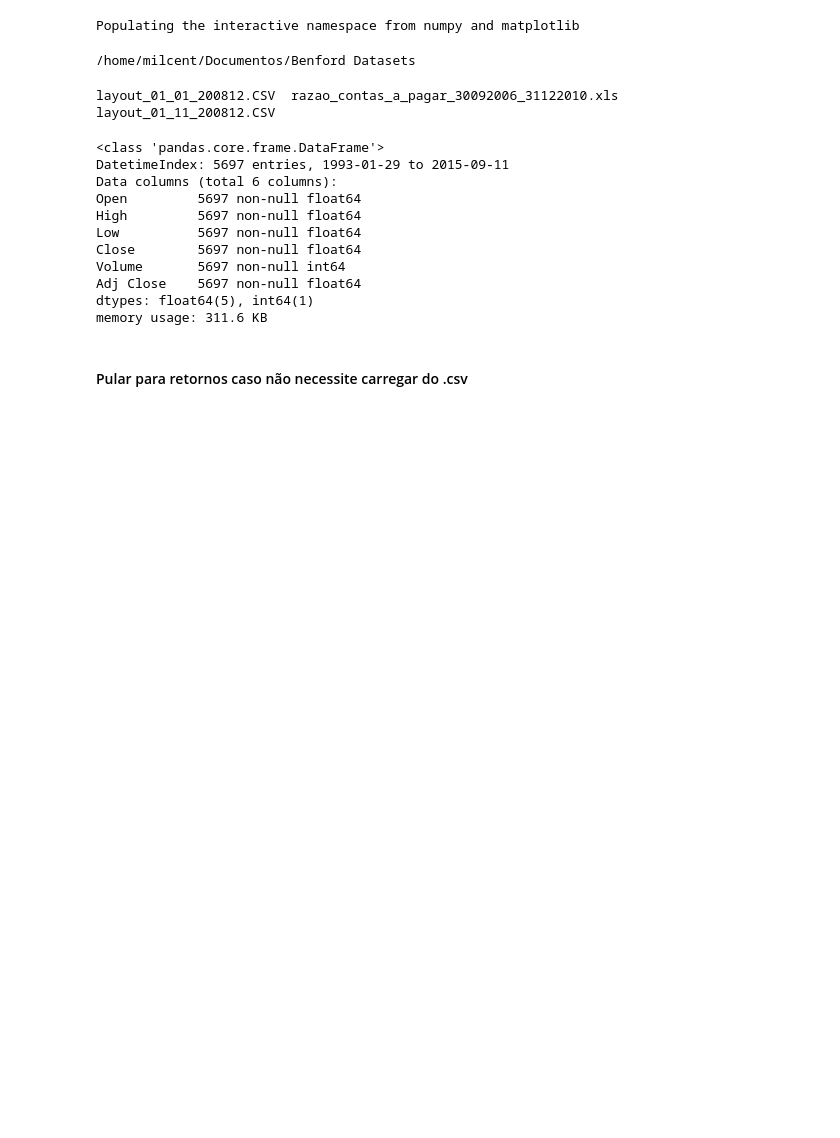
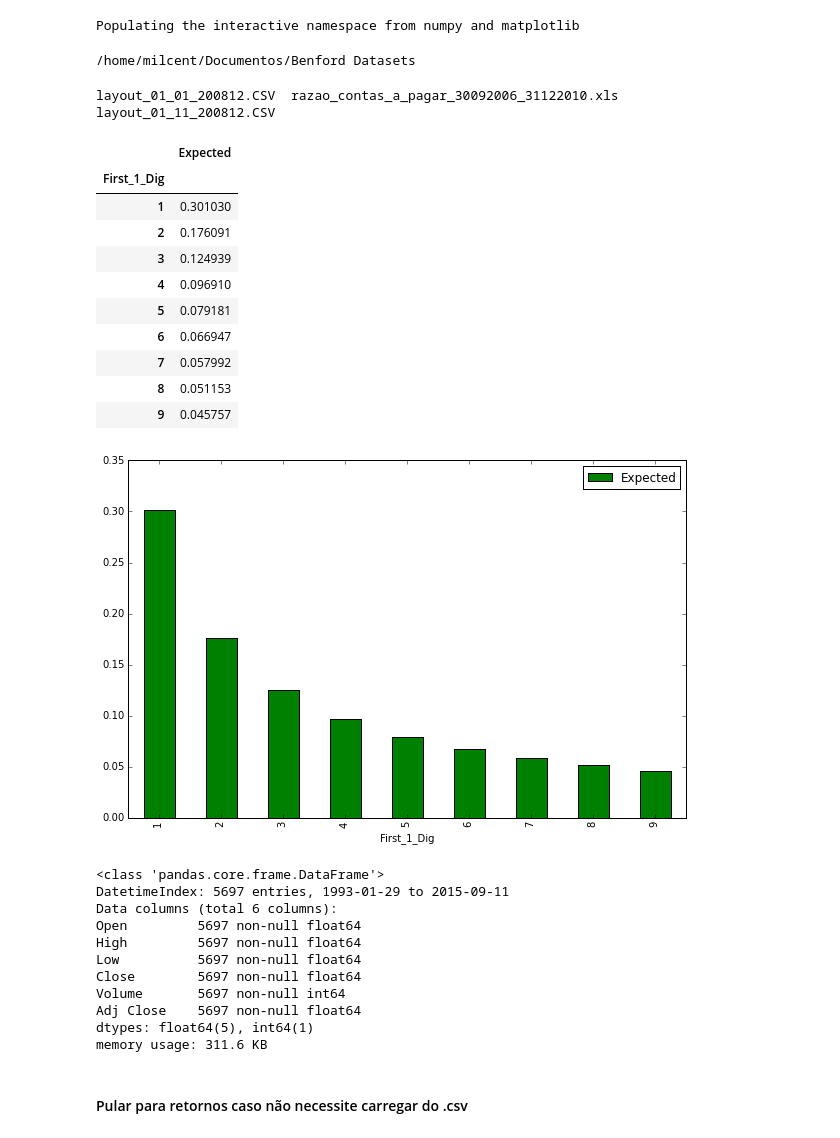
Before and after one commit to milcent/benford_py, a Jupyter notebook: Ben_OOP.ipynb, the cells around one changed output. Saved outputs shown, nothing was run; the diff lists cells and outputs as text; code cells hidden in the pictures; blank space fills up the shorter version.

```diff
--- a/Ben_OOP.ipynb
+++ b/Ben_OOP.ipynb
@@ -16,6 +16,21 @@ ls
 # %% [output]
 layout_01_01_200812.CSV  razao_contas_a_pagar_30092006_31122010.xls
 layout_01_11_200812.CSV
+# %%
+o.First(1)
+# %% [output]
+|  | Expected |
+| First_1_Dig |  |
+| 1 | 0.301030 |
+| 2 | 0.176091 |
+| 3 | 0.124939 |
+| 4 | 0.096910 |
+| 5 | 0.079181 |
+| 6 | 0.066947 |
+| 7 | 0.057992 |
+| 8 | 0.051153 |
+| 9 | 0.045757 |
+[figure, added]
 # %%
 i = web.DataReader('SPY', 'yahoo', start='1990-01-01')
 # %%
```
Also changed, not shown: parts of 5 cells of this notebook, 2 other files.
